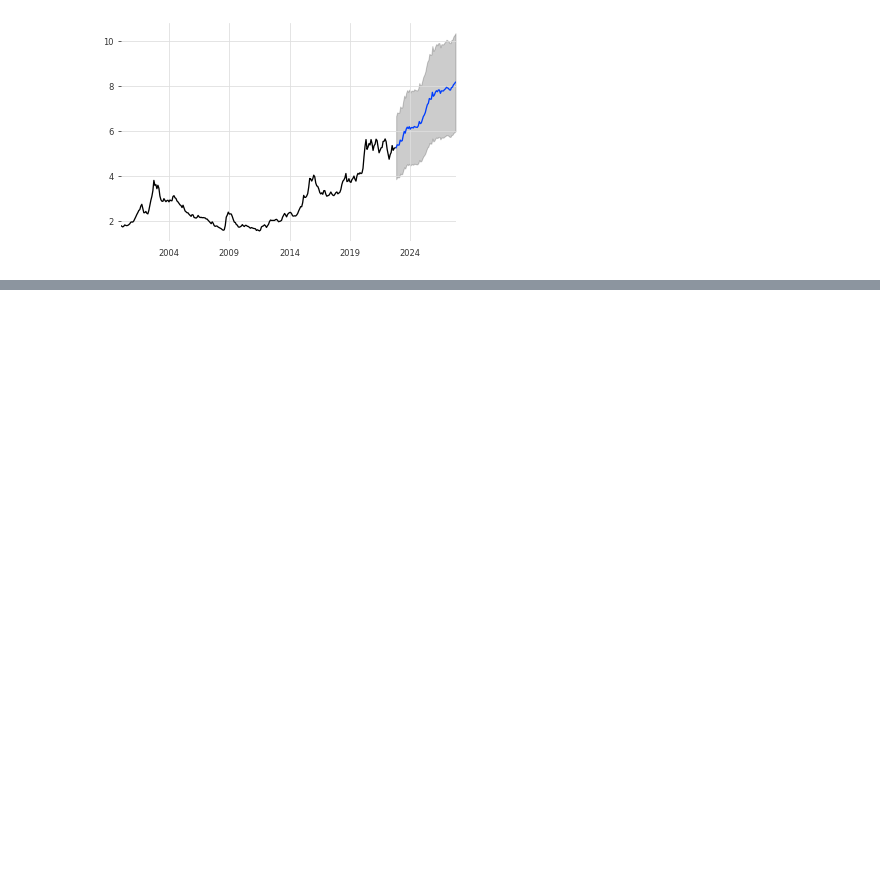
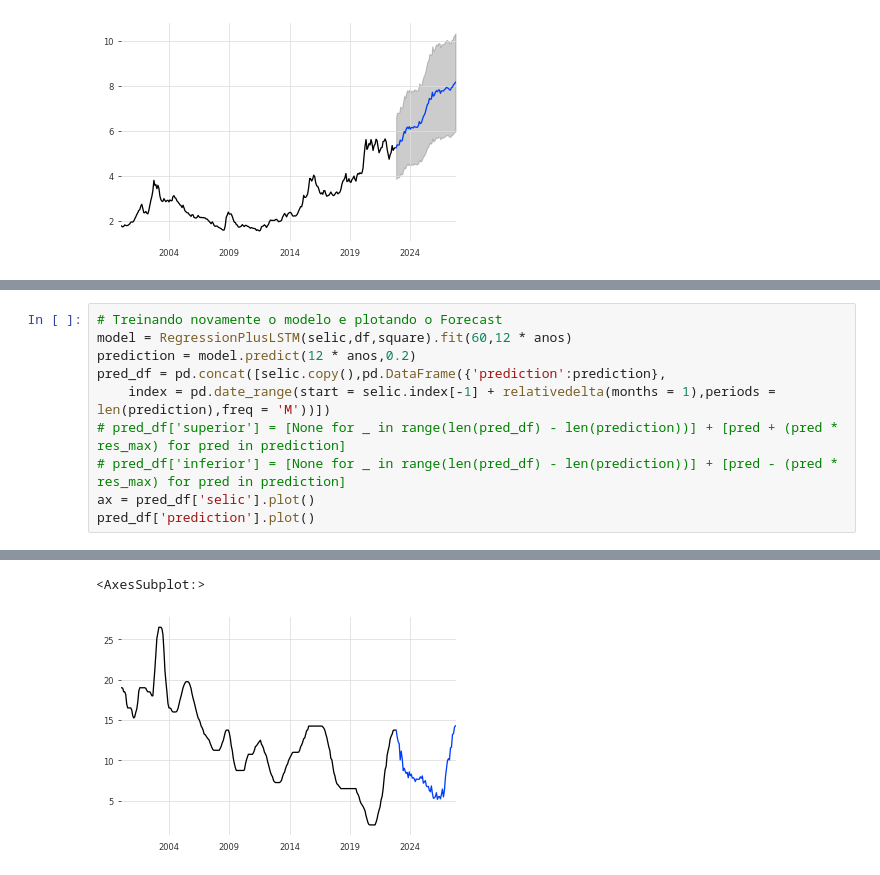
Before and after one commit to aruasouza/CTG, a Jupyter notebook: definitive_models.ipynb, the cells around one changed output, grey strips where cells are left out. Saved outputs shown, nothing was run; the diff lists cells and outputs as text; blank space fills up the shorter version.

```diff
--- a/definitive_models.ipynb
+++ b/definitive_models.ipynb
@@ -243,0 +295,11 @@ ax.fill_between(pred_df.index,pred_df['superior'],pred_df['inferior'],color = 'k
+# %%
+# Treinando novamente o modelo e plotando o Forecast
+model = RegressionPlusLSTM(selic,df,square).fit(60,12 * anos)
+prediction = model.predict(12 * anos,0.2)
+pred_df = pd.concat([selic.copy(),pd.DataFrame({'prediction':prediction},
+    index = pd.date_range(start = selic.index[-1] + relativedelta(months = 1),periods = len(prediction),freq = 'M'))])
+# pred_df['superior'] = [None for _ in range(len(pred_df) - len(prediction))] + [pred + (pred * res_max) for pred in prediction]
+# pred_df['inferior'] = [None for _ in range(len(pred_df) - len(prediction))] + [pred - (pred * res_max) for pred in prediction]
+ax = pred_df['selic'].plot()
+pred_df['prediction'].plot()
+# %% [output]
@@ -243,0 +312,2 @@ ax.fill_between(pred_df.index,pred_df['superior'],pred_df['inferior'],color = 'k
+<AxesSubplot:>
+[figure, added]
```
Also changed, not shown: parts of 7 cells of this notebook, 1 other file.
